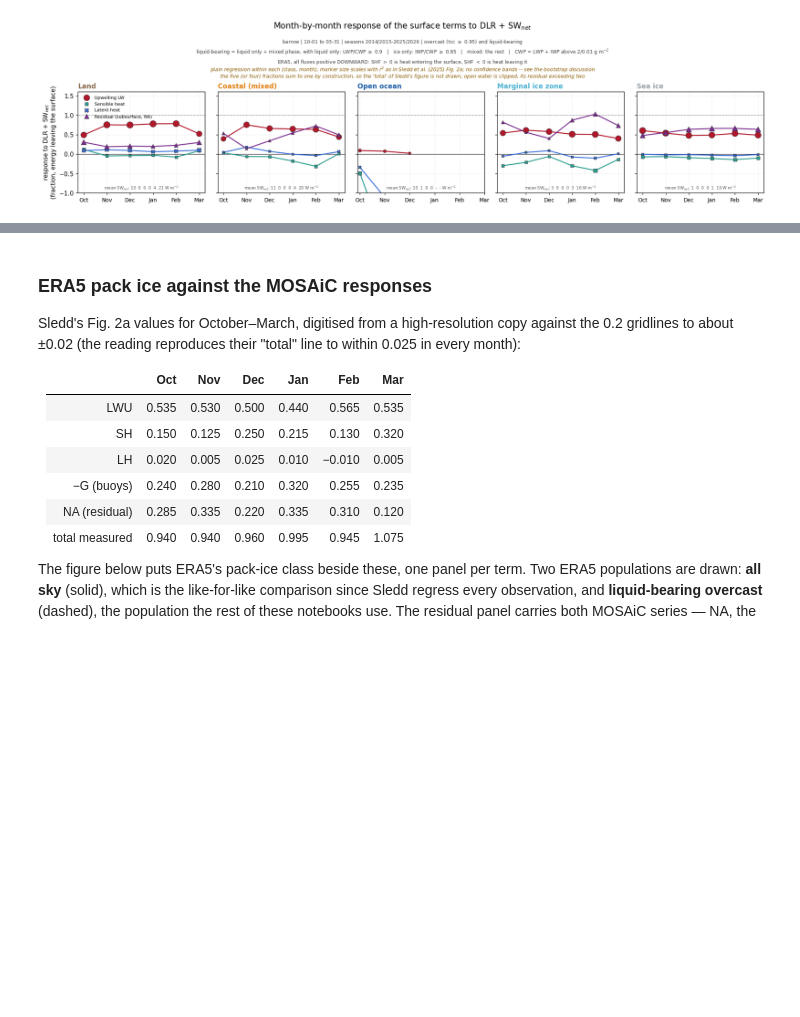
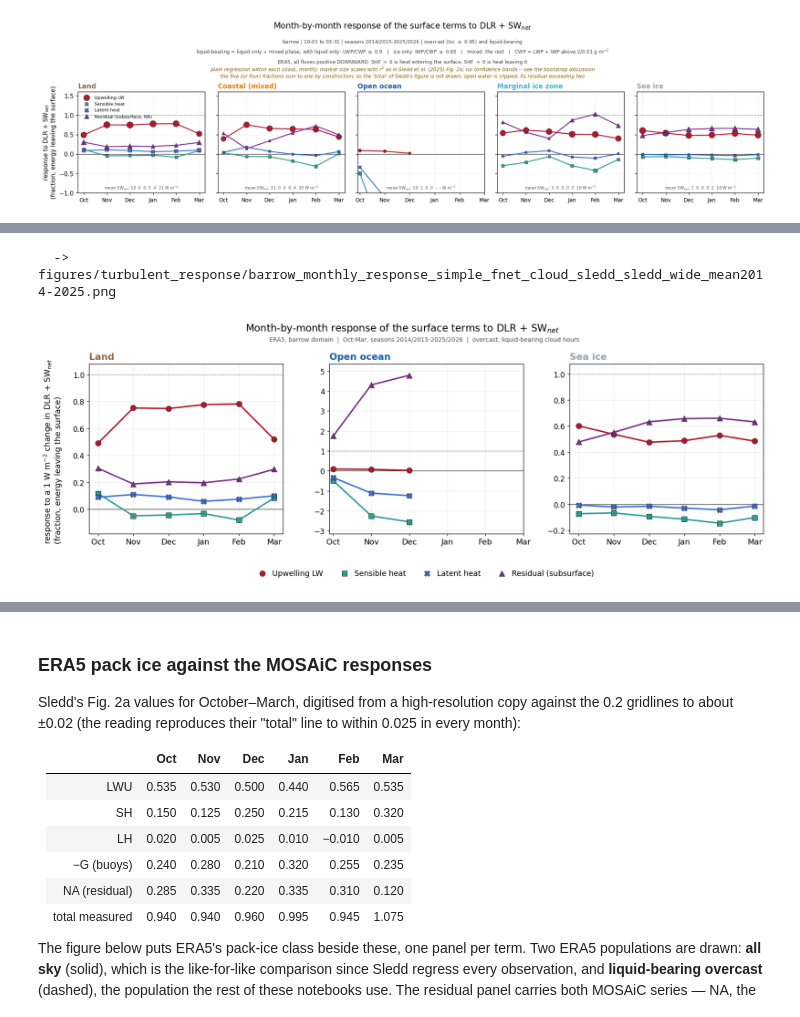
Before and after one commit to andrewjbuggee/Python-Research, a Jupyter notebook: ERA5/surface_energy_budget/turbulent_flux_response_to_DLR_and_SW.ipynb, the cells around one changed output, grey strips where cells are left out. Drawn from its saved outputs; the diff is of its cells as text; code cells hidden in the pictures; blank space fills up the shorter version.

Commit message:
New SEB normalized energy response plot for OV presentation; also downloading upper level winds from NSA

```diff
--- a/ERA5/surface_energy_budget/turbulent_flux_response_to_DLR_and_SW.ipynb
+++ b/ERA5/surface_energy_budget/turbulent_flux_response_to_DLR_and_SW.ipynb
@@ -522,0 +546,5 @@ tfr.fig_monthly_response(A, forcer="fnet", out_dir=SAVE_DIR, dpi=DPI);
+# %%
+tfr.fig_monthly_response_simple(A, forcer="fnet", layout="row", out_dir=SAVE_DIR, dpi=DPI, convention="sledd");
+# %% [output]
+  -> figures/turbulent_response/barrow_monthly_response_simple_fnet_cloud_sledd_sledd_wide_mean2014-2025.png
+[figure, added]
```
Also changed, not shown: parts of 5 cells of this notebook, 14 other files.
